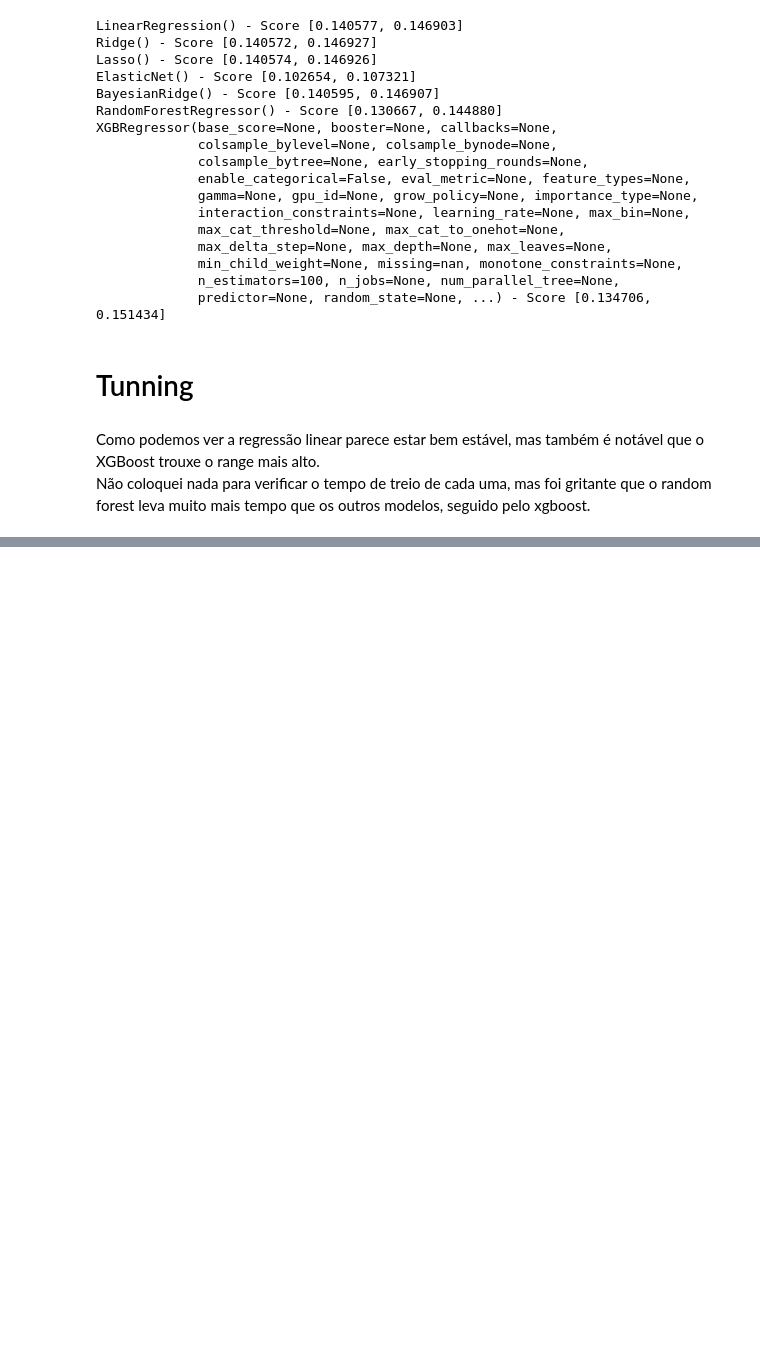
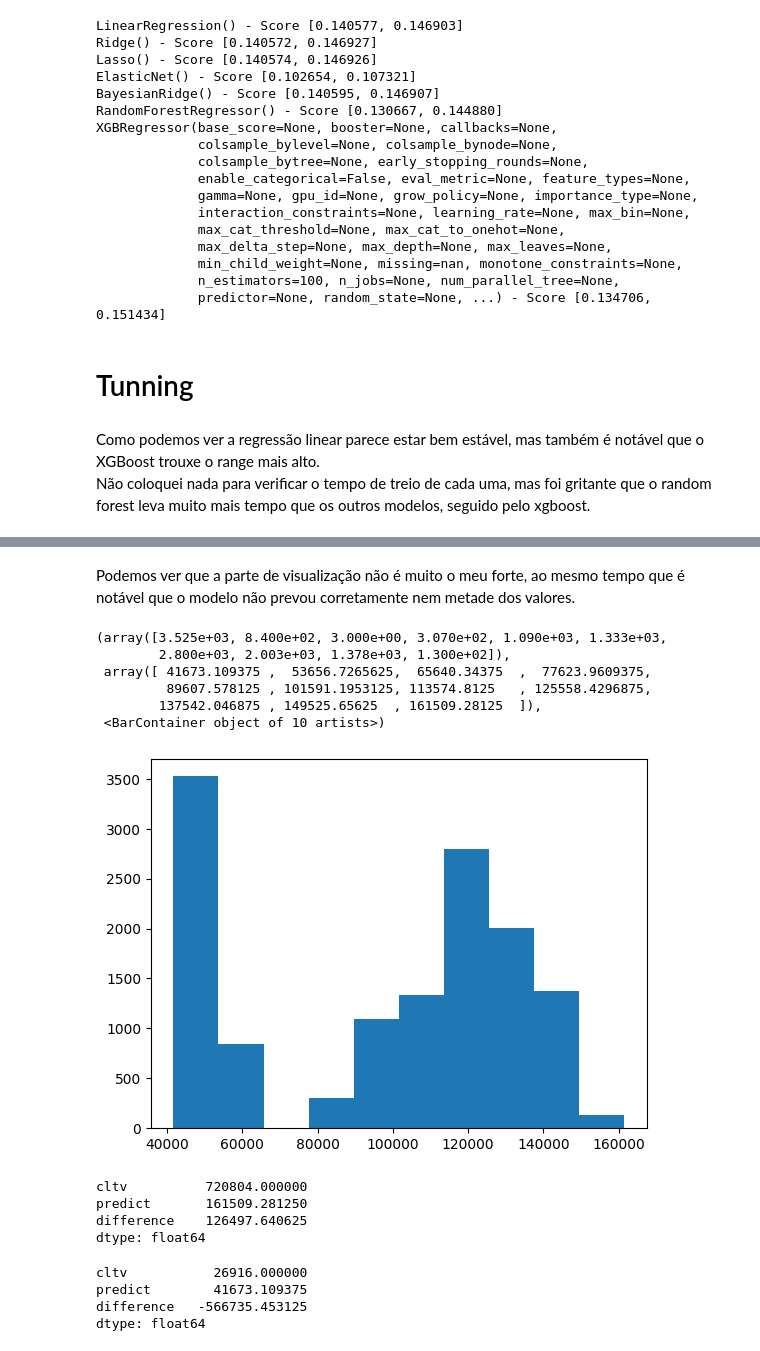
Before and after one commit to Gabriel07201/life_time_value_predictor, a Jupyter notebook: main.ipynb, the cells around one changed output, grey strips where cells are left out. Cells and saved outputs as stored; diff of their text form; code cells hidden in the pictures; blank space fills up the shorter version.

```diff
--- a/main.ipynb
+++ b/main.ipynb
@@ -449,0 +557,26 @@ Não coloquei nada para verificar o tempo de treio de cada uma, mas foi gritante
+# %% [markdown]
+Podemos ver que a parte de visualização não é muito o meu forte, ao mesmo tempo que é notável que o modelo não prevou corretamente nem metade dos valores.
+# %%
+plt.hist(plot['predict'])
+# %% [output]
+(array([3.525e+03, 8.400e+02, 3.000e+00, 3.070e+02, 1.090e+03, 1.333e+03,
+        2.800e+03, 2.003e+03, 1.378e+03, 1.300e+02]),
+ array([ 41673.109375 ,  53656.7265625,  65640.34375  ,  77623.9609375,
+         89607.578125 , 101591.1953125, 113574.8125   , 125558.4296875,
+        137542.046875 , 149525.65625  , 161509.28125  ]),
+ <BarContainer object of 10 artists>)
+[figure, added]
+# %%
+plot.max()
+# %% [output]
+cltv          720804.000000
+predict       161509.281250
+difference    126497.640625
+dtype: float64
+# %%
+plot.min()
+# %% [output]
+cltv           26916.000000
+predict        41673.109375
+difference   -566735.453125
+dtype: float64
```
Also changed, not shown: parts of 25 cells of this notebook, 2 other files.
